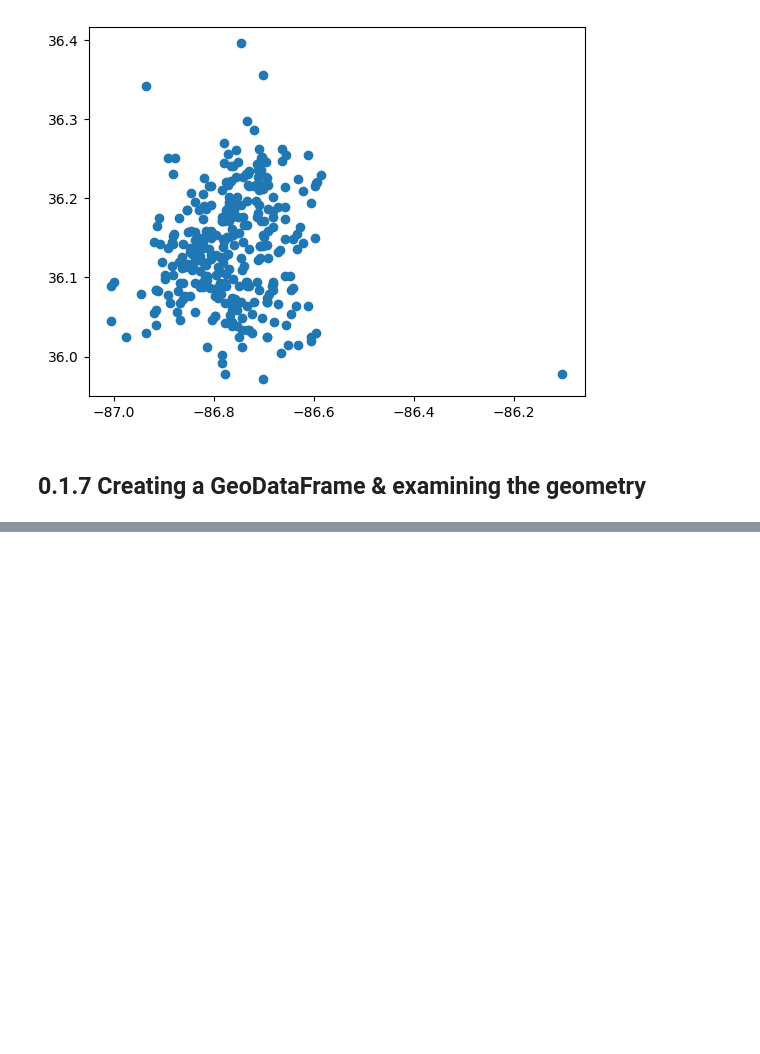
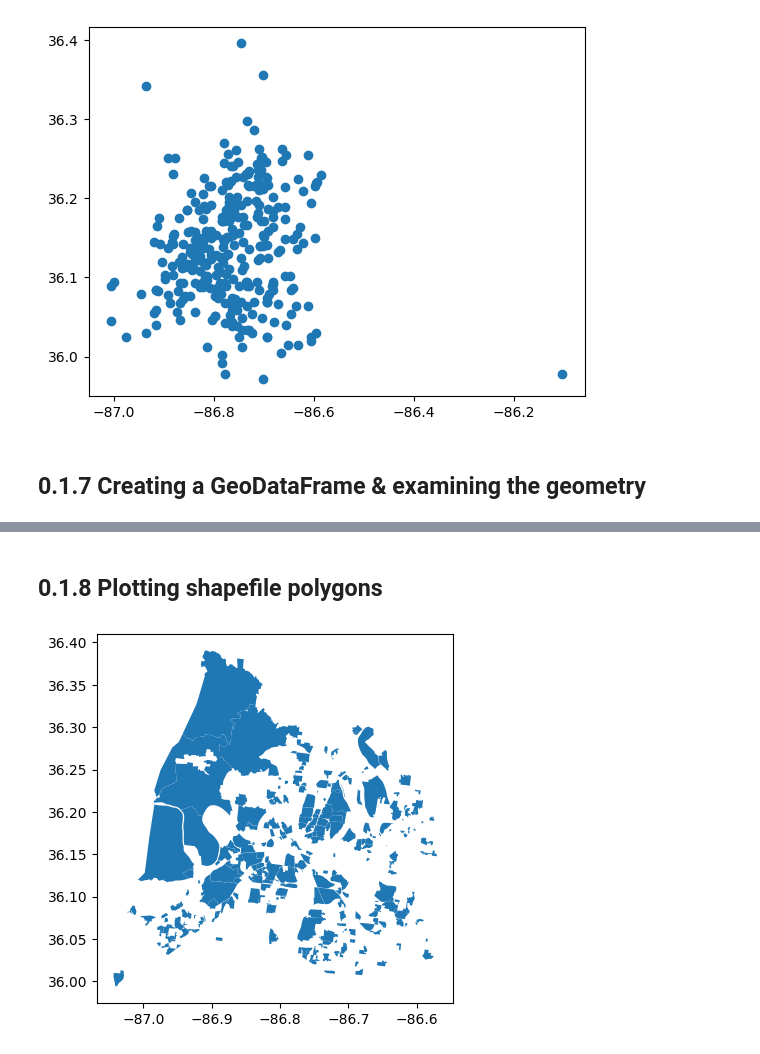
Before and after one commit to oecorrechag/geogeo, a Jupyter notebook: notebooks/0.1.0_combining polygons and scatterplots.ipynb, the cells around one changed output, grey strips where cells are left out. Saved outputs shown, nothing was run; the diff lists cells and outputs as text; code cells hidden in the pictures; blank space fills up the shorter version.

```diff
--- a/notebooks/0.1.0_combining polygons and scatterplots.ipynb
+++ b/notebooks/0.1.0_combining polygons and scatterplots.ipynb
@@ -147,3 +147,10 @@ plt.show()
 [figure]
 # %% [markdown]
 ## 0.1.7 Creating a GeoDataFrame & examining the geometry
+# %%
+# Read in the services district shapefile and look at the first few rows.
+service_district = gpd.read_file(path.data_external_dir("neighborhoods.geojson"))
+print(service_district.head())
+
+# Print the contents of the service districts geometry in the first row
+print(service_district.loc[0, 'geometry'])
@@ -149,0 +165,8 @@ plt.show()
+# %% [markdown]
+## 0.1.8 Plotting shapefile polygons
+# %%
+# Plot the Service Districts without any additional arguments
+service_district.plot()
+plt.show()
+# %% [output]
+[figure, added]
```
Also changed, not shown: parts of 2 cells of this notebook.
